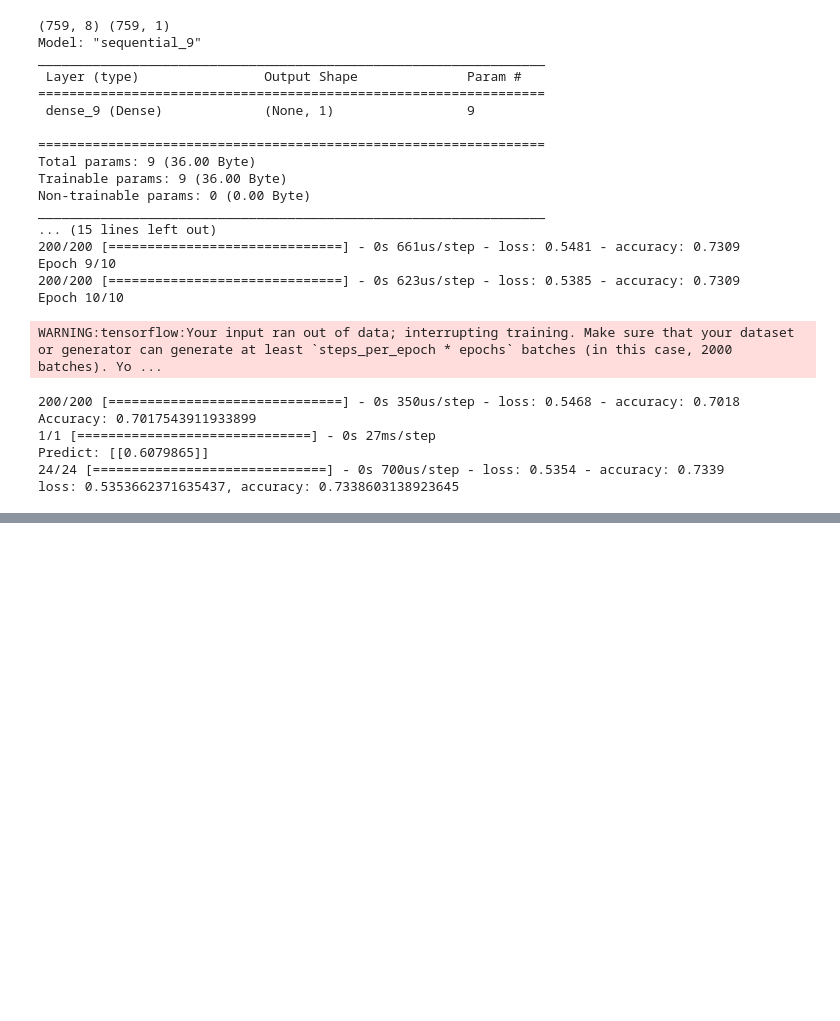
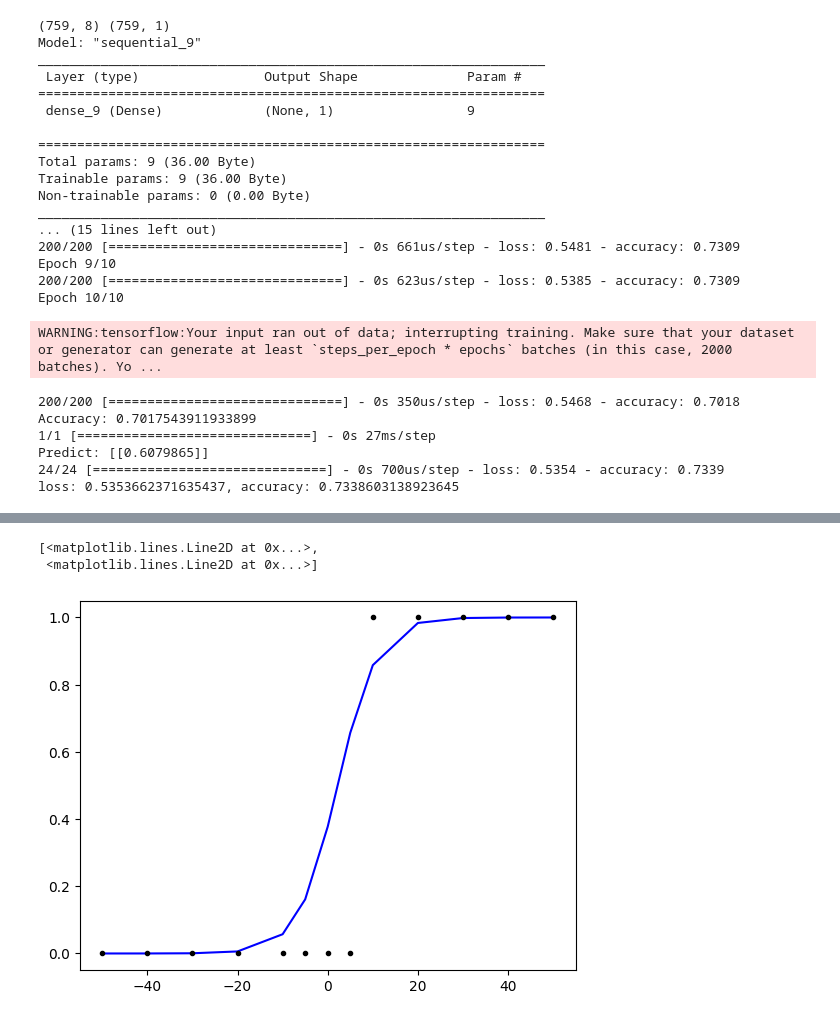
Before and after one commit to lteawoo/tensorflow-study, a Jupyter notebook: 06.logistic-classification.ipynb, the cells around one changed output, grey strips where cells are left out. Saved outputs shown, nothing was run; the diff lists cells and outputs as text; code cells hidden in the pictures; blank space fills up the shorter version.

```diff
--- a/06.logistic-classification.ipynb
+++ b/06.logistic-classification.ipynb
@@ -244,3 +244,20 @@ Accuracy: 0.7017543911933899
 Predict: [[0.6079865]]
 24/24 [==============================] - 0s 700us/step - loss: 0.5354 - accuracy: 0.7339
 loss: 0.5353662371635437, accuracy: 0.7338603138923645
+# %%
+import numpy as np
+import matplotlib.pyplot as plt
+from tensorflow.keras.models import Sequential
+from tensorflow.keras.layers import Dense
+from tensorflow.keras import optimizers
+
+x = np.array([-50, -40, -30, -20, -10, -5, 0, 5, 10, 20, 30, 40, 50])
+y = np.array([0, 0, 0, 0, 0, 0, 0, 0, 1, 1, 1, 1, 1])
+
+model = Sequential()
+model.add(Dense(1, input_dim=1, activation='sigmoid'))
+
+sgd = optimizers.SGD(learning_rate=0.01)
+model.compile(optimizer=sgd, loss='binary_crossentropy', metrics=['binary_accuracy'])
+
+model.fit(x, y, epochs=500)
@@ -246,0 +283,3 @@ loss: 0.5353662371635437, accuracy: 0.7338603138923645
+# %%
+plt.plot(x, model.predict(x), 'b', x, y, 'k.')
+# %% [output]
@@ -246,0 +288,3 @@ loss: 0.5353662371635437, accuracy: 0.7338603138923645
+[<matplotlib.lines.Line2D at 0x...>,
+ <matplotlib.lines.Line2D at 0x...>]
+[figure, added]
```
Also changed, not shown: parts of 3 cells of this notebook, 3 other files.
